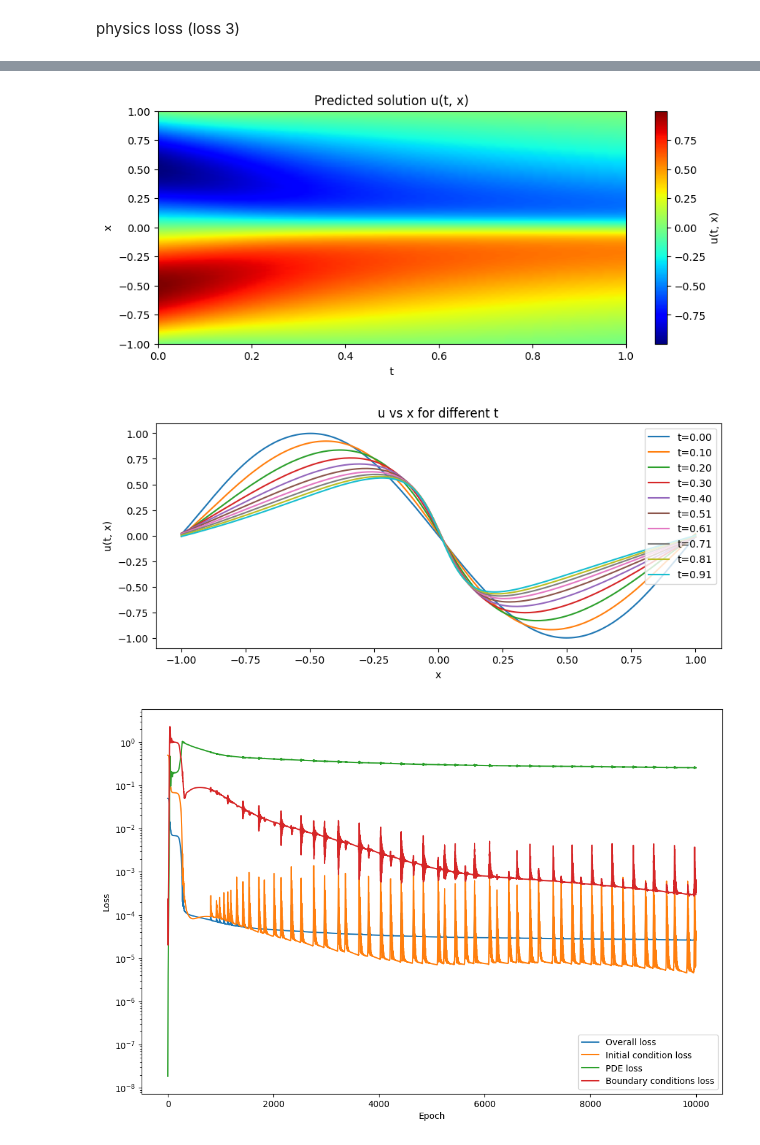
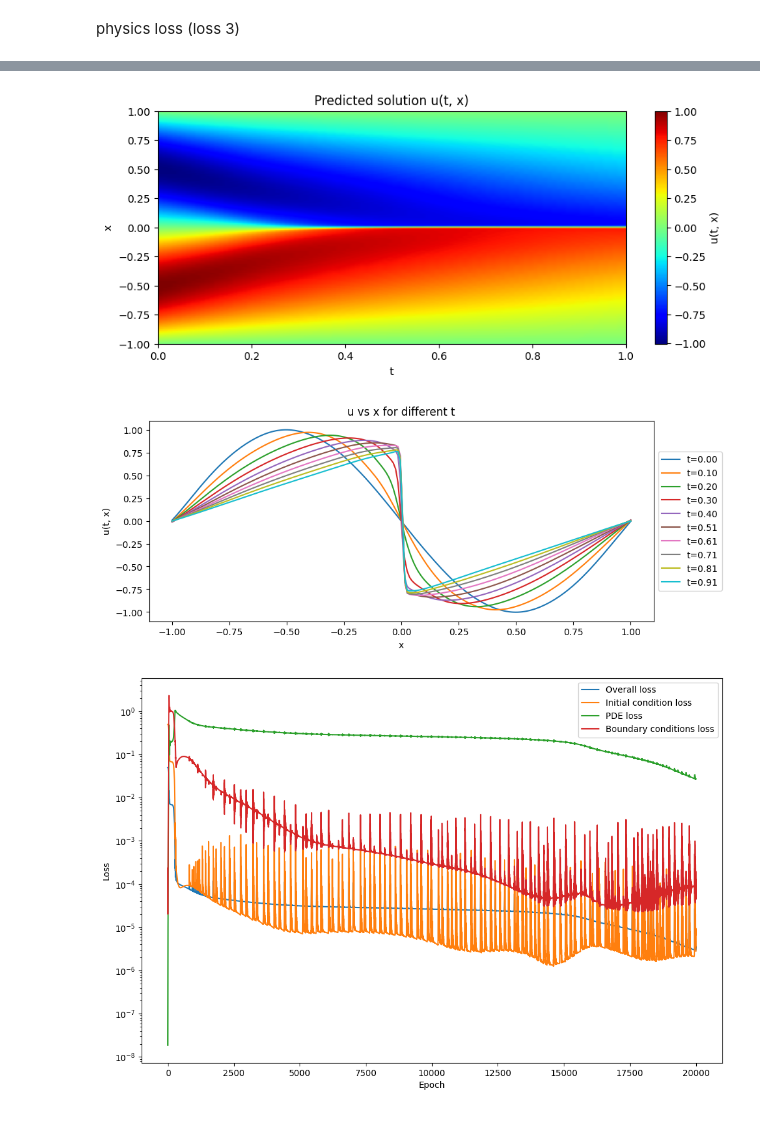
Before and after one commit to isabelcabezasm/PINNs, a Jupyter notebook: 03-PINN-burgers-equation.ipynb, the cells around one changed output, grey strips where cells are left out. Cells and saved outputs as stored; diff of their text form; code cells hidden in the pictures.

```diff
--- a/03-PINN-burgers-equation.ipynb
+++ b/03-PINN-burgers-equation.ipynb
@@ -304,7 +304,7 @@ physics_losses = []
 from IPython.display import clear_output
 
 
-for i in range(10000):
+for i in range(20000):
     optimizer.zero_grad()
 
     lambda1, lambda2, lambda3 = 1e-1, 1e-4, 1e-4
@@ -373,36 +383,36 @@ def plot_results(model):
     x = np.linspace(-1, 1, 200)
     T, X = np.meshgrid(t, x)
 
     t_test = torch.tensor(T.flatten().reshape(-1, 1), dtype=torch.float32)
     x_test = torch.tensor(X.flatten().reshape(-1, 1), dtype=torch.float32)
     u_pred = model(t_test, x_test).detach().numpy().reshape(200, 100)
 
     plt.figure(figsize=(10, 4))
     plt.imshow(u_pred, extent=[0, 1, -1, 1], origin='lower', aspect='auto', cmap='jet')
     plt.colorbar(label='u(t, x)')
     plt.xlabel('t')
     plt.ylabel('x')
     plt.title('Predicted solution u(t, x)')
     plt.savefig('Burgers_predicted_sol_withbound.png')
     plt.show()
 
 
     # Plot u vs x for each t
     plt.figure(figsize=(10, 4))
     for i in range(100):
         if i%10 == 0:
             plt.plot(x, u_pred[:, i], label=f't={t[i]:.2f}')
     plt.xlabel('x')
     plt.ylabel('u(t, x)')
     plt.title('u vs x for different t')
-    plt.legend()
+    plt.legend(loc='center left', bbox_to_anchor=(1, 0.5))
     plt.savefig('Burgers_predicted_sol_ux_withbound.png')
     plt.show()
 
 plot_results(model)
 # %% [output]
-[figure, old version]
+[figure, new version]
-[figure, old version]
+[figure, new version]
 # %%
 
 
@@ -419,4 +429,4 @@ plt.legend()
 # plt.savefig('./data/losses_BurgersEq.png')
 plt.show()
 # %% [output]
-[figure, old version]
+[figure, new version]
```
Also changed, not shown: parts of 2 cells of this notebook.
